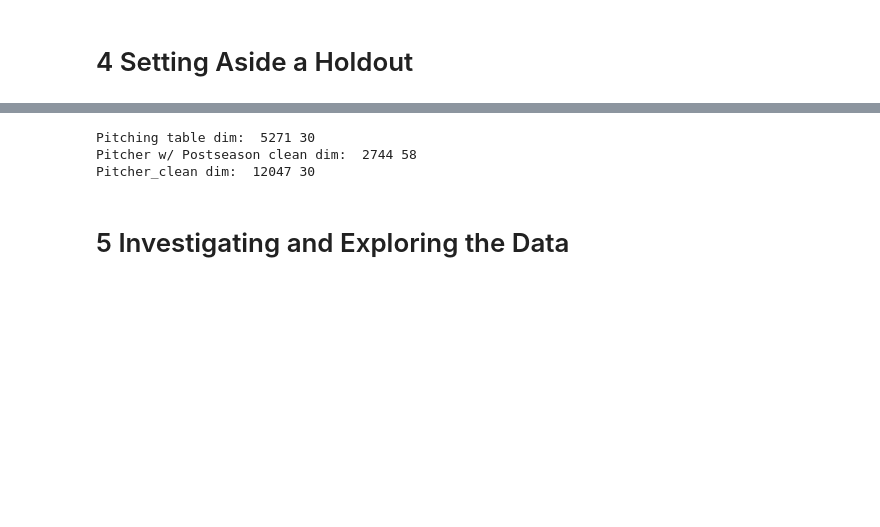
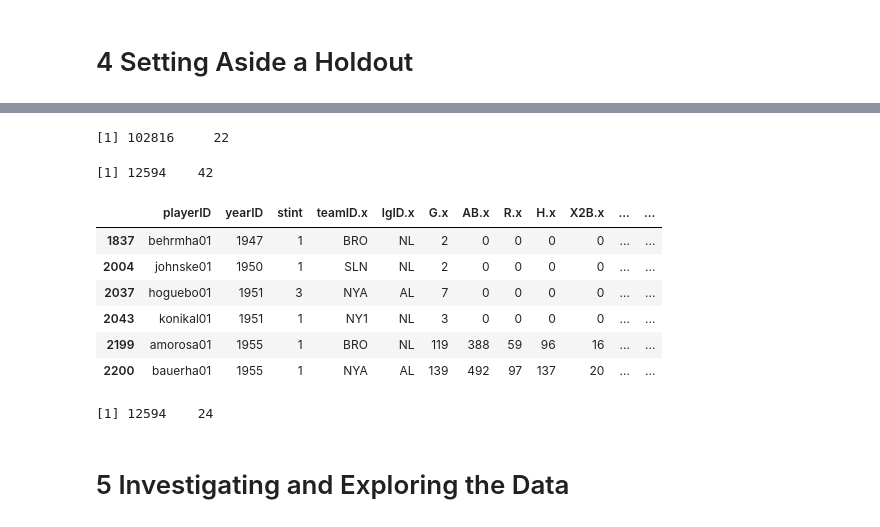
Before and after one commit to davidsgrogan/226proj, a Jupyter notebook: exploration.ipynb, the cells around one changed output, grey strips where cells are left out. Saved outputs shown, nothing was run; the diff lists cells and outputs as text; code cells hidden in the pictures; blank space fills up the shorter version.

```diff
--- a/exploration.ipynb
+++ b/exploration.ipynb
@@ -38,20 +23,41 @@ The following object is masked from 'package:dplyr':
 # %%
 ?Lahman
 # %%
-# create data set combining playoff and reg season pitching stats
-cat("Pitching table dim: ", dim(PitchingPost), "\n")
-aug_pitch = inner_join(PitchingPost, Pitching, by=c("playerID", "yearID")) %>% na.omit()
-cat("Pitcher w/ Postseason clean dim: ", dim(aug_pitch), "\n")
+# # create data set combining playoff and reg season pitching stats
+# cat("Pitching table dim: ", dim(PitchingPost), "\n")
+# aug_pitch = inner_join(PitchingPost, Pitching, by=c("playerID", "yearID")) %>% na.omit()
+# cat("Pitcher w/ Postseason clean dim: ", dim(aug_pitch), "\n")
 
-##PROBLEM - DOES CLEANED DATASET GIVE ENOUGH VALUES?
+# ##PROBLEM - DOES CLEANED DATASET GIVE ENOUGH VALUES?
 
-Pitcher_clean = Pitching %>% na.omit()
-#Pitcher_clean = Pitching[complete.cases(Pitching), ]
-cat("Pitcher_clean dim: ", dim(Pitcher_clean))
+# Pitcher_clean = Pitching %>% na.omit()
+# #Pitcher_clean = Pitching[complete.cases(Pitching), ]
+# cat("Pitcher_clean dim: ", dim(Pitcher_clean))
 
-## THIS SEEMS MORE REASONABLE - LARGER N, SMALLER P
+# ## THIS SEEMS MORE REASONABLE - LARGER N, SMALLER P
-# %% [output]
-Pitching table dim:  5271 30
-Pitcher w/ Postseason clean dim:  2744 58
-Pitcher_clean dim:  12047 30
+# %%
+dim(Batting)
+aug_bat = inner_join(Batting, BattingPost, by=c("playerID", "yearID")) %>% na.omit()
+dim(aug_bat)
+#head(aug_bat)
+#colnames(aug_bat)
+
+aug_bat$P_SLG = (1*(aug_bat$H.y - aug_bat$X2B.y - aug_bat$X3B.y - aug_bat$HR.y)  + 2*aug_bat$X2B.y + 3*aug_bat$X3B.y + 4*aug_bat$HR.y)/aug_bat$AB.y
+aug_bat$P_OPS = (aug_bat$H.y + aug_bat$BB.y + aug_bat$HBP.y)/ (aug_bat$AB.y + aug_bat$BB.y + aug_bat$HBP.y + aug_bat$SF.y)
+head(aug_bat)
+#fin_bat =  aug_bat[, c(1:22)], aug_bat[, c(42:44)]) #cbind(aug_bat[, c(1:22)], aug_bat[, c(42:44)])
+fin_bat = aug_bat[ , -c(23:42)]
+dim(fin_bat)
+Pitcher_clean = fin_bat
+# %% [output]
+[1] 102816     22
+[1] 12594    42
+|  | playerID | yearID | stint | teamID.x | lgID.x | G.x | AB.x | R.x | H.x | X2B.x | ... | ... |
+| 1837 | behrmha01 | 1947 | 1 | BRO | NL | 2 | 0 | 0 | 0 | 0 | ... | ... |
+| 2004 | johnske01 | 1950 | 1 | SLN | NL | 2 | 0 | 0 | 0 | 0 | ... | ... |
+| 2037 | hoguebo01 | 1951 | 3 | NYA | AL | 7 | 0 | 0 | 0 | 0 | ... | ... |
+| 2043 | konikal01 | 1951 | 1 | NY1 | NL | 3 | 0 | 0 | 0 | 0 | ... | ... |
+| 2199 | amorosa01 | 1955 | 1 | BRO | NL | 119 | 388 | 59 | 96 | 16 | ... | ... |
+| 2200 | bauerha01 | 1955 | 1 | NYA | AL | 139 | 492 | 97 | 137 | 20 | ... | ... |
+[1] 12594    24
 # %%
```
Also changed, not shown: parts of 4 cells of this notebook.
